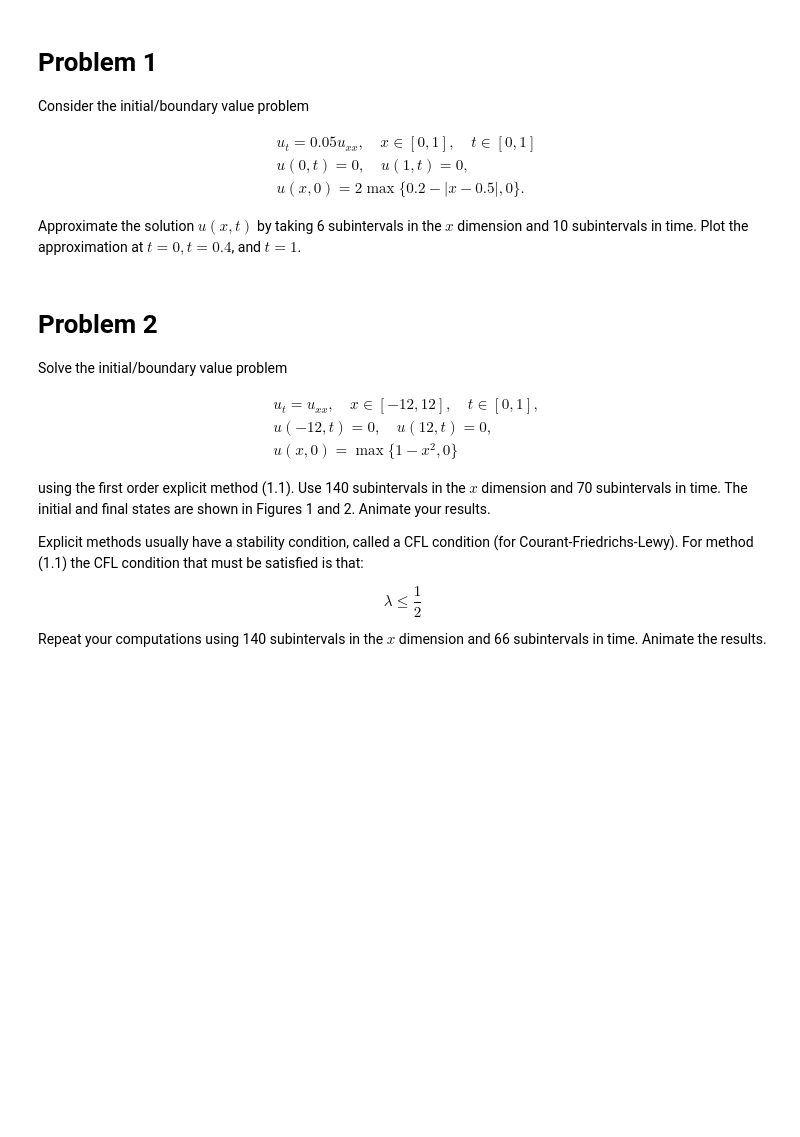
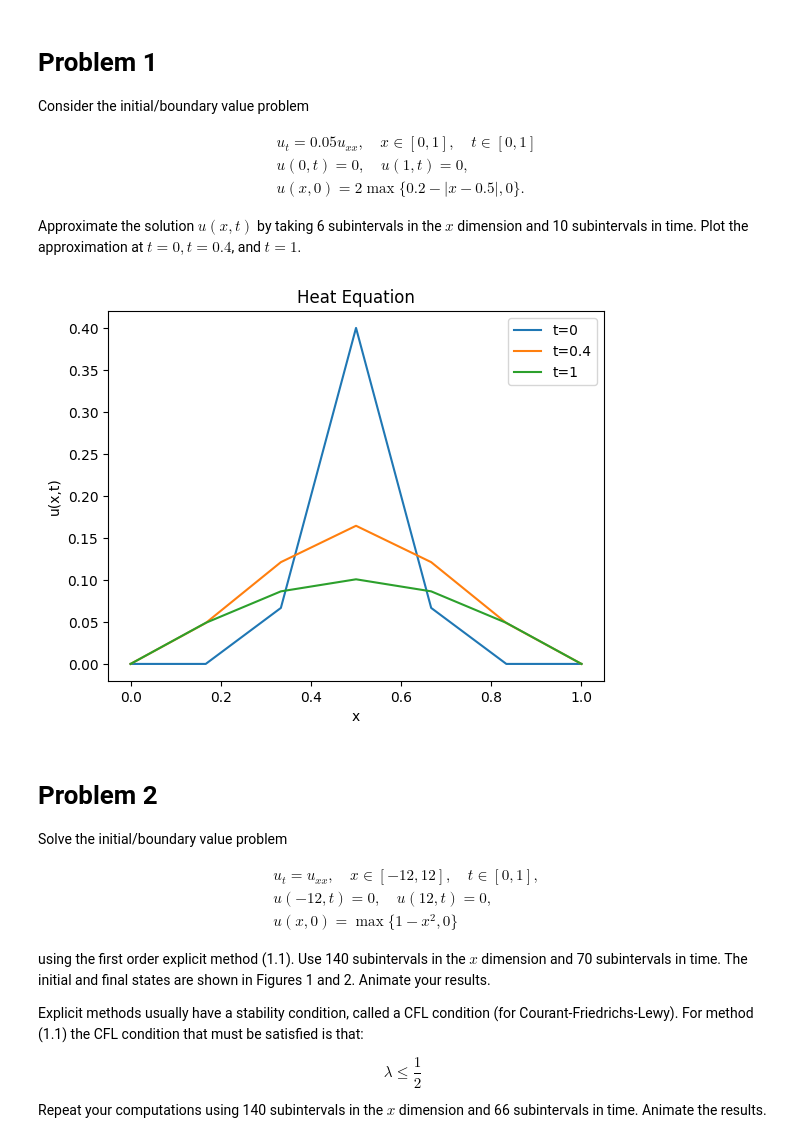
Before and after one commit to binDebug3/volume4, a Jupyter notebook: byu_vol4/HeatFlow/heat_equation.ipynb, the cells around one changed output. Cells and saved outputs as stored; diff of their text form; code cells hidden in the pictures; blank space fills up the shorter version.

```diff
--- a/byu_vol4/HeatFlow/heat_equation.ipynb
+++ b/byu_vol4/HeatFlow/heat_equation.ipynb
@@ -20,6 +84,24 @@ Consider the initial/boundary value problem
 
 Approximate the solution $u(x,t)$ by taking 6 subintervals in the $x$ dimension and 10 subintervals in time.
 Plot the approximation at $t=0, t=0.4$, and $t=1$.
+# %%
+x = np.linspace(0, 1, 7)
+t = np.linspace(0, 1, 11)
+_nu = 0.05
+_f = lambda x: 2*np.where(0.2 - np.abs(x-0.5) > 0, 0.2 - np.abs(x-0.5), 0)
+
+U = ode_solver(x, t, _nu, _f)
+
+plt.plot(x, U[0], label='t=0')
+plt.plot(x, U[4], label='t=0.4')
+plt.plot(x, U[-1], label='t=1')
+plt.xlabel('x')
+plt.ylabel('u(x,t)')
+plt.title('Heat Equation')
+plt.legend()
+plt.show()
+# %% [output]
+[figure, added]
 # %% [markdown]
 # Problem 2
 
```
Also changed, not shown: parts of 13 cells of this notebook, 15 other files.
